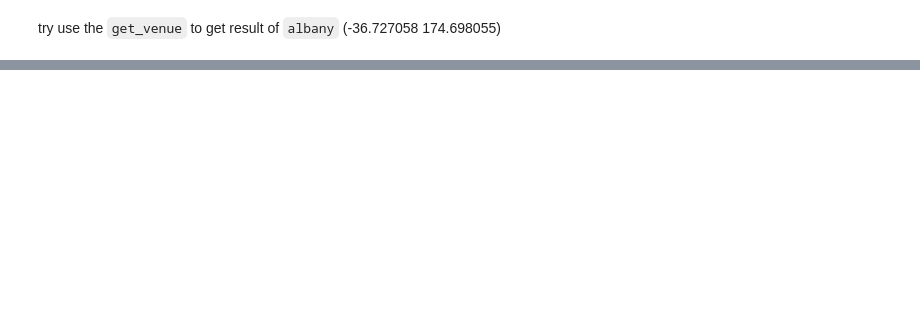
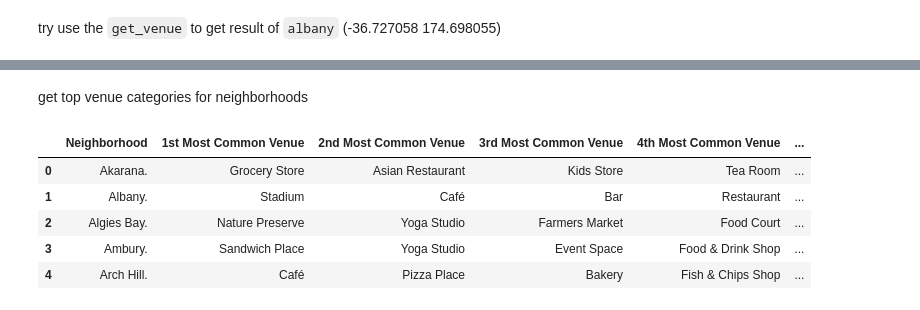
Before and after one commit to tim-hub/Coursera_Capstone, a Jupyter notebook: week5-notebook.ipynb, the cells around one changed output, grey strips where cells are left out. Drawn from its saved outputs; the diff is of its cells as text; code cells hidden in the pictures; blank space fills up the shorter version.

```diff
--- a/week5-notebook.ipynb
+++ b/week5-notebook.ipynb
@@ -425,0 +477,17 @@ get_venue(albany_lat_lng[0], albany_lat_lng[1], 500, 100)
+# %%
+num_top_venues = 5
+
+df_v = pd.get_dummies(all_venues[['Venue Category']], prefix="", prefix_sep="")
+df_v['Neighborhood'] = all_venues['Neighborhood']
+df_gb = df_v.groupby('Neighborhood').mean().reset_index()
+
+for hood in df_gb['Neighborhood']:
+
+    temp = df_gb[df_gb['Neighborhood'] == hood].T.reset_index()
+    temp.columns = ['venue','freq']
+    temp = temp.iloc[1:]
+    temp['freq'] = temp['freq'].astype(float)
+    temp = temp.round({'freq': 2})
+#     print("-----venue category and frequency for "+hood+"----")
+#     print(temp.sort_values('freq', ascending=False).reset_index(drop=True).head(num_top_venues))
+#     print('\n')
@@ -425,0 +500,30 @@ get_venue(albany_lat_lng[0], albany_lat_lng[1], 500, 100)
+# %% [markdown]
+get top venue categories for neighborhoods
+# %%
+num_top_venues = 10
+
+indicators = ['st', 'nd', 'rd']
+
+# create columns according to number of top venues
+columns = ['Neighborhood']
+for ind in np.arange(num_top_venues):
+    try:
+        columns.append('{}{} Most Common Venue'.format(ind+1, indicators[ind]))
+    except:
+        columns.append('{}th Most Common Venue'.format(ind+1))
+
+# create a new dataframe
+neighborhoods_venues_sorted = pd.DataFrame(columns=columns)
+neighborhoods_venues_sorted['Neighborhood'] = df_gb['Neighborhood']
+
+for ind in np.arange(df_gb.shape[0]):
+    neighborhoods_venues_sorted.iloc[ind, 1:] = return_most_common_venues(df_gb.iloc[ind, :], num_top_venues)
+
+neighborhoods_venues_sorted.head()
+# %% [output]
+|  | Neighborhood | 1st Most Common Venue | 2nd Most Common Venue | 3rd Most Common Venue | 4th Most Common Venue | ... |
+| 0 | Akarana. | Grocery Store | Asian Restaurant | Kids Store | Tea Room | ... |
+| 1 | Albany. | Stadium | Café | Bar | Restaurant | ... |
+| 2 | Algies Bay. | Nature Preserve | Yoga Studio | Farmers Market | Food Court | ... |
+| 3 | Ambury. | Sandwich Place | Yoga Studio | Event Space | Food & Drink Shop | ... |
+| 4 | Arch Hill. | Café | Pizza Place | Bakery | Fish & Chips Shop | ... |
```
Also changed, not shown: parts of 20 cells of this notebook, 2 other files.
